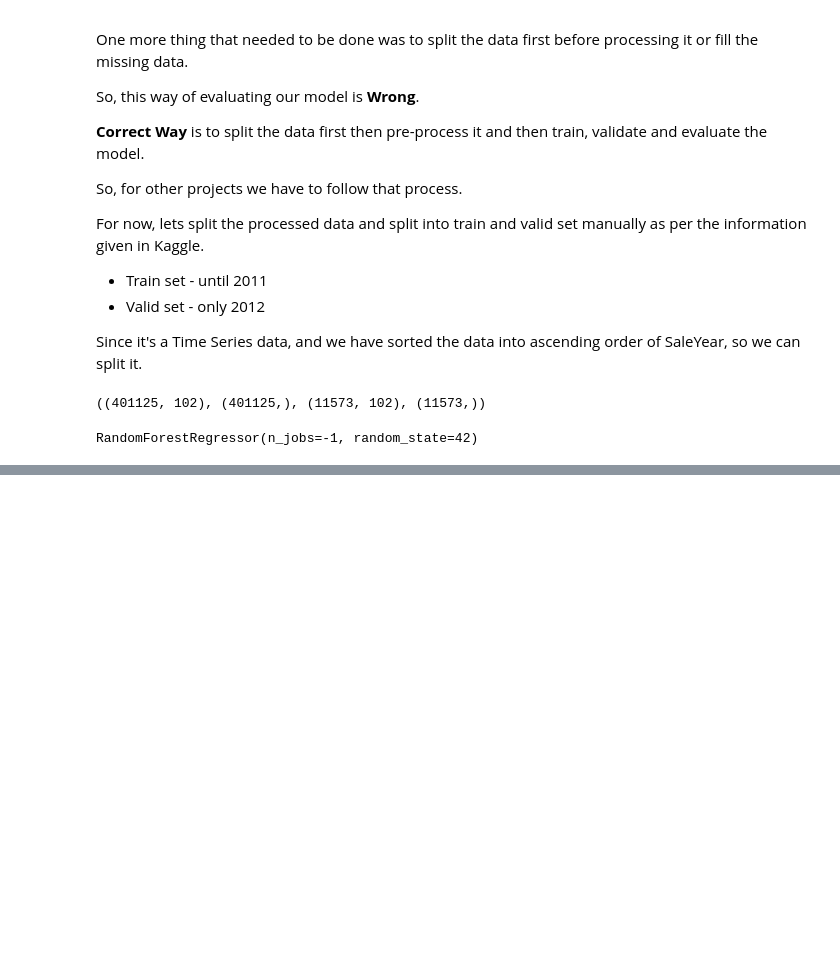
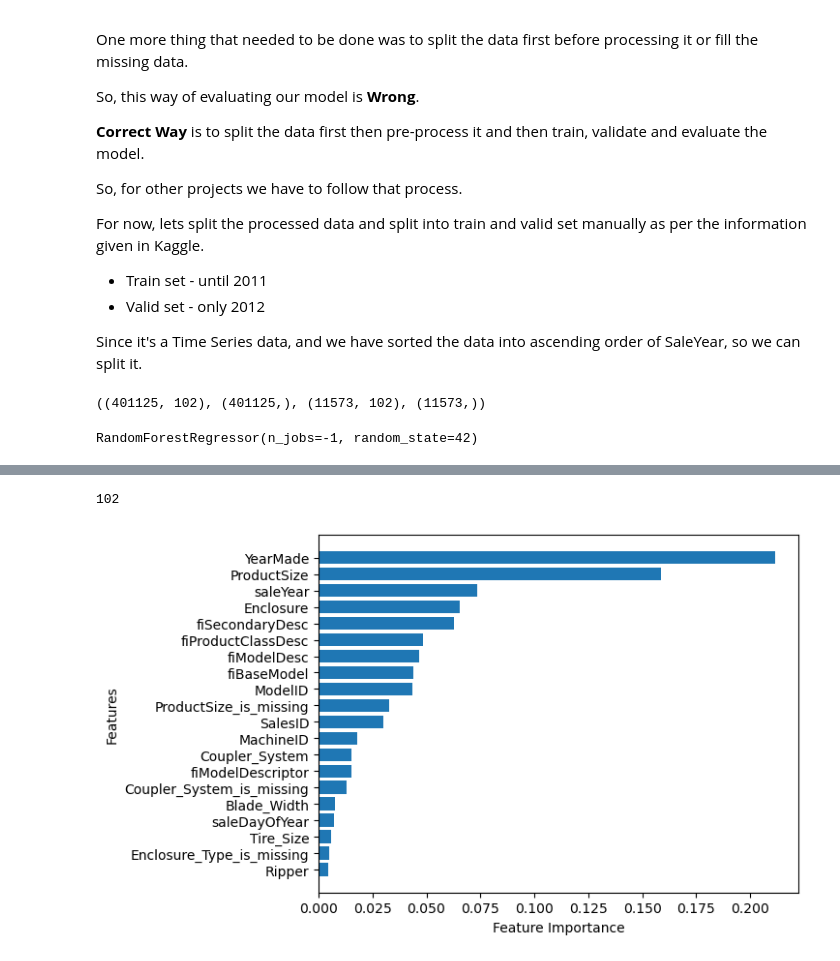
Before and after one commit to SaketMunda/bulldozer-price-prediction-ml-project, a Jupyter notebook: end-to-end-bulldozer-price-prediction-regression.ipynb, the cells around one changed output, grey strips where cells are left out. Saved outputs shown, nothing was run; the diff lists cells and outputs as text; code cells hidden in the pictures; blank space fills up the shorter version.

Commit message:
Feature importance

```diff
--- a/end-to-end-bulldozer-price-prediction-regression.ipynb
+++ b/end-to-end-bulldozer-price-prediction-regression.ipynb
@@ -668,0 +699,6 @@ By Default the `model.score()` returns the Coeficient of Determination i.e $R^2$
+# %%
+%%time
+
+model = RandomForestRegressor(n_jobs = -1, random_state = 42, max_samples=10000)
+
+model.fit(X_train, y_train)
@@ -668,0 +739,3 @@ By Default the `model.score()` returns the Coeficient of Determination i.e $R^2$
+# %%
+%%time
+rs_model.fit(X_train, y_train)
@@ -668,0 +816,14 @@ By Default the `model.score()` returns the Coeficient of Determination i.e $R^2$
+# %%
+%%time
+
+# if we check the evaluation scores on best params
+ideal_model = RandomForestRegressor(n_jobs=-1,
+                                   n_estimators= 70,
+                                   min_samples_split=8,
+                                   min_samples_leaf=9,
+                                   max_features=0.5,
+                                   max_depth=None,
+                                   max_samples=None,
+                                   random_state=42)
+
+ideal_model.fit(X_train, y_train)
@@ -668,0 +1062,21 @@ By Default the `model.score()` returns the Coeficient of Determination i.e $R^2$
+# %%
+len(X_train.columns)
+# %% [output]
+102
+# %%
+# Helper function for plotting feature importance
+def plot_importance(columns, importances, n=20):
+    df = (pd.DataFrame({"features": columns,
+                        "importances": importances})
+          .sort_values("importances", ascending=False)
+          .reset_index(drop=True))
+
+    fig, ax = plt.subplots()
+    ax.barh(df["features"][:n], df["importances"][:n])
+    ax.set_ylabel("Features")
+    ax.set_xlabel("Feature Importance")
+    ax.invert_yaxis()
+# %%
+plot_importance(X_train.columns, ideal_model.feature_importances_)
+# %% [output]
+[figure, added]
```
Also changed, not shown: parts of 43 cells of this notebook.
